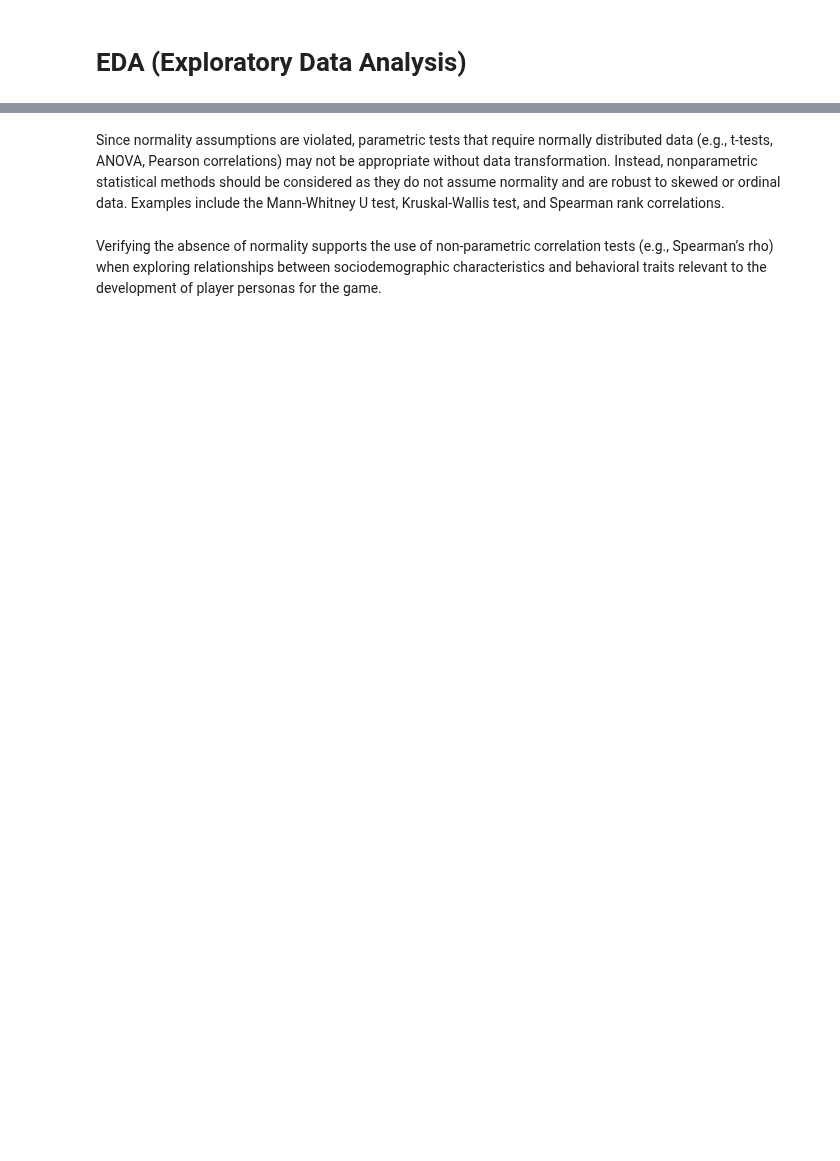
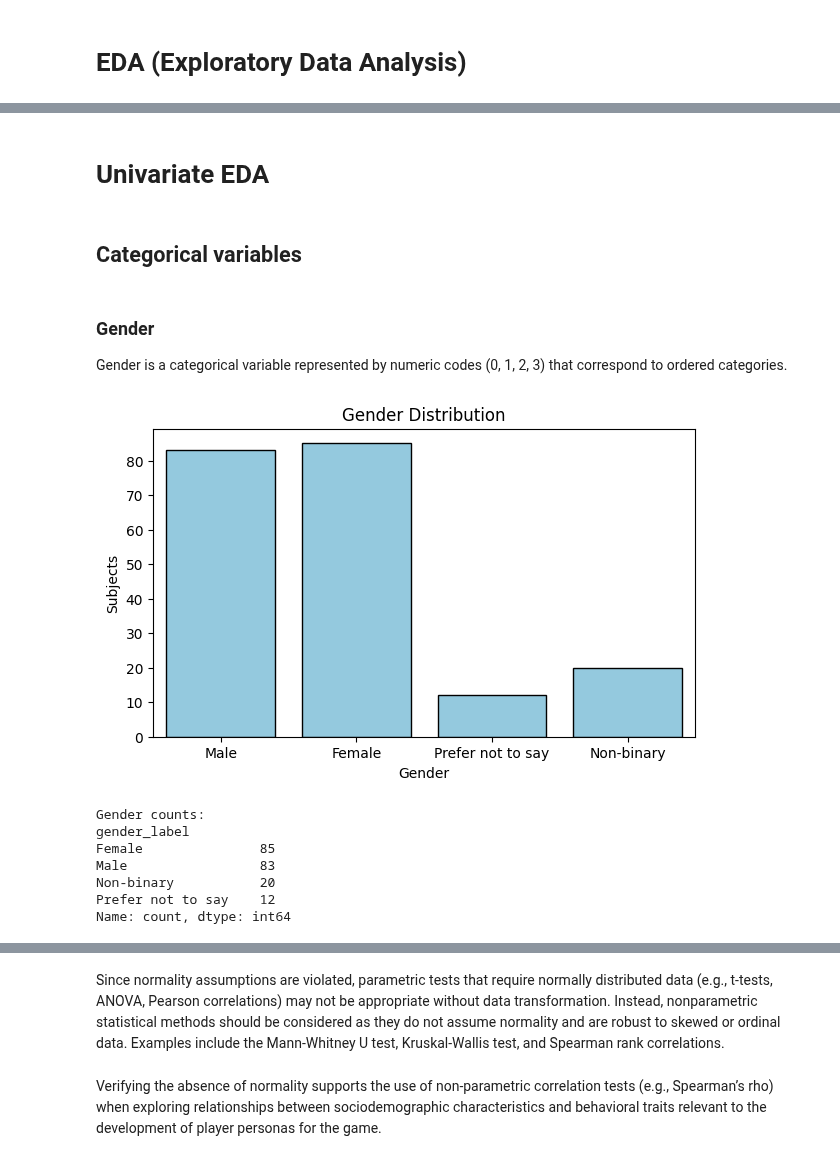
Before and after one commit to francescaius/ehealth2025_gruppo12, a Jupyter notebook: eHealthProject_20252026/dataset_analysis_finale.ipynb, the cells around one changed output, grey strips where cells are left out. Cells and saved outputs as stored; diff of their text form; code cells hidden in the pictures; blank space fills up the shorter version.

```diff
--- a/eHealthProject_20252026/dataset_analysis_finale.ipynb
+++ b/eHealthProject_20252026/dataset_analysis_finale.ipynb
@@ -306,3 +305,43 @@ Shapiro-Wilk test is a hypothesis test that evaluates whether a data set is norm
 It’s a widely-used statistical tool that can help us find an answer to the normality check we need, but it has one flaw: It doesn’t work well with large data sets. The maximum allowed size for a data set depends on the implementation. For example, for samples larger than 5,000, the Shapiro-Wilk test with SciPy in Python still runs, but it issues a warning that the p-value may not be accurate due to limitations in the test’s underlying assumptions.
 
 https://builtin.com/data-science/shapiro-wilk-test
+# %% [markdown]
+# Univariate EDA
+# %% [markdown]
+## Categorical variables
+# %% [markdown]
+### Gender
+Gender is a categorical variable represented by numeric codes (0, 1, 2, 3) that correspond to ordered categories.
+# %%
+#[0] Male [1] Female [2] Non-binary [3] Prefer not to say
+
+# Replace numeric codes with labels
+gender_labels = {
+    0: 'Male',
+    1: 'Female',
+    2: 'Non-binary',
+    3: 'Prefer not to say'
+}
+new_df['gender_label'] = new_df['gender'].map(gender_labels)
+
+# Plot
+plt.figure(figsize=(7, 4))
+sns.countplot(data=new_df, x='gender_label', color='skyblue',edgecolor='black')
+plt.xlabel('Gender')
+plt.ylabel('Subjects')
+plt.title('Gender Distribution')
+#plt.xticks(rotation=15)
+plt.show()
+
+# Print frequency counts for each gender
+print("Gender counts:")
+print(new_df['gender_label'].value_counts(dropna=False))
+# %% [output]
+[figure, added]
+Gender counts:
+gender_label
+Female               85
+Male                 83
+Non-binary           20
+Prefer not to say    12
+Name: count, dtype: int64
```
Also changed, not shown: parts of 114 cells of this notebook, 1 other file.
